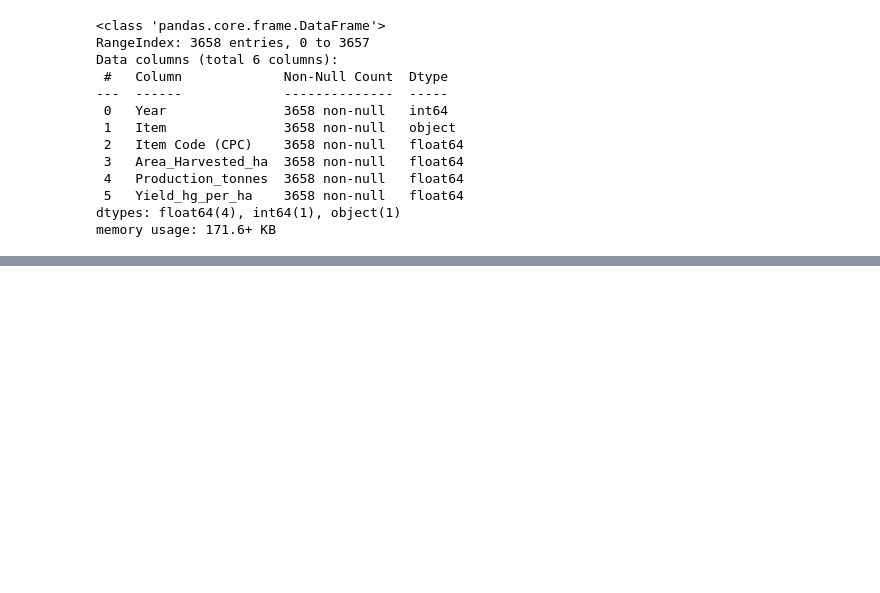
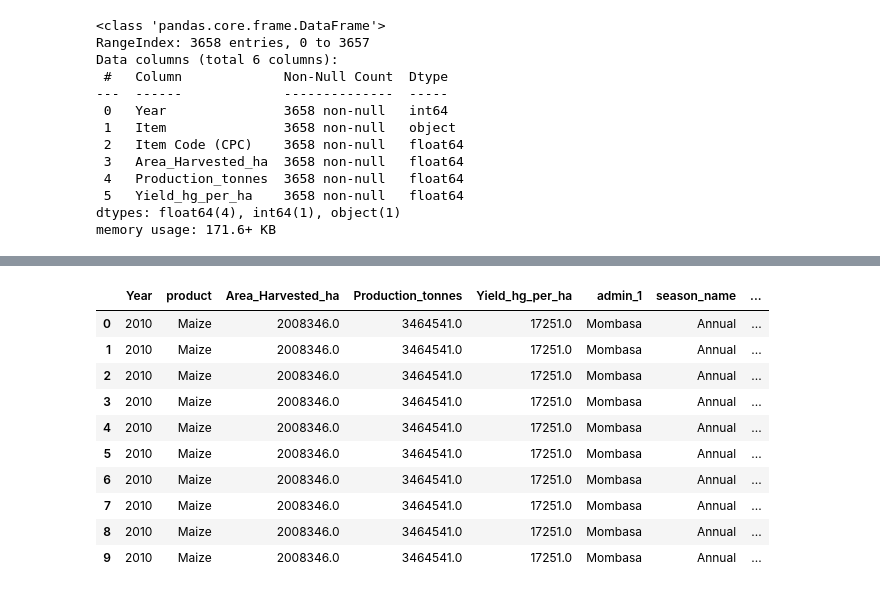
Before and after one commit to sheillamacharia/Regional_Crop_Yield_Prediction_Kenya, a Jupyter notebook: Notebooks/Sheilla.ipynb, the cells around one changed output, grey strips where cells are left out. Cells and saved outputs as stored; diff of their text form; code cells hidden in the pictures; blank space fills up the shorter version.

```diff
--- a/Notebooks/Sheilla.ipynb
+++ b/Notebooks/Sheilla.ipynb
@@ -284,0 +732,14 @@ memory usage: 171.6+ KB
+# %%
+merged_final.head(10)
+# %% [output]
+|  | Year | product | Area_Harvested_ha | Production_tonnes | Yield_hg_per_ha | admin_1 | season_name | ... |
+| 0 | 2010 | Maize | 2008346.0 | 3464541.0 | 17251.0 | Mombasa | Annual | ... |
+| 1 | 2010 | Maize | 2008346.0 | 3464541.0 | 17251.0 | Mombasa | Annual | ... |
+| 2 | 2010 | Maize | 2008346.0 | 3464541.0 | 17251.0 | Mombasa | Annual | ... |
+| 3 | 2010 | Maize | 2008346.0 | 3464541.0 | 17251.0 | Mombasa | Annual | ... |
+| 4 | 2010 | Maize | 2008346.0 | 3464541.0 | 17251.0 | Mombasa | Annual | ... |
+| 5 | 2010 | Maize | 2008346.0 | 3464541.0 | 17251.0 | Mombasa | Annual | ... |
+| 6 | 2010 | Maize | 2008346.0 | 3464541.0 | 17251.0 | Mombasa | Annual | ... |
+| 7 | 2010 | Maize | 2008346.0 | 3464541.0 | 17251.0 | Mombasa | Annual | ... |
+| 8 | 2010 | Maize | 2008346.0 | 3464541.0 | 17251.0 | Mombasa | Annual | ... |
+| 9 | 2010 | Maize | 2008346.0 | 3464541.0 | 17251.0 | Mombasa | Annual | ... |
```
Also changed, not shown: parts of 58 cells of this notebook.
